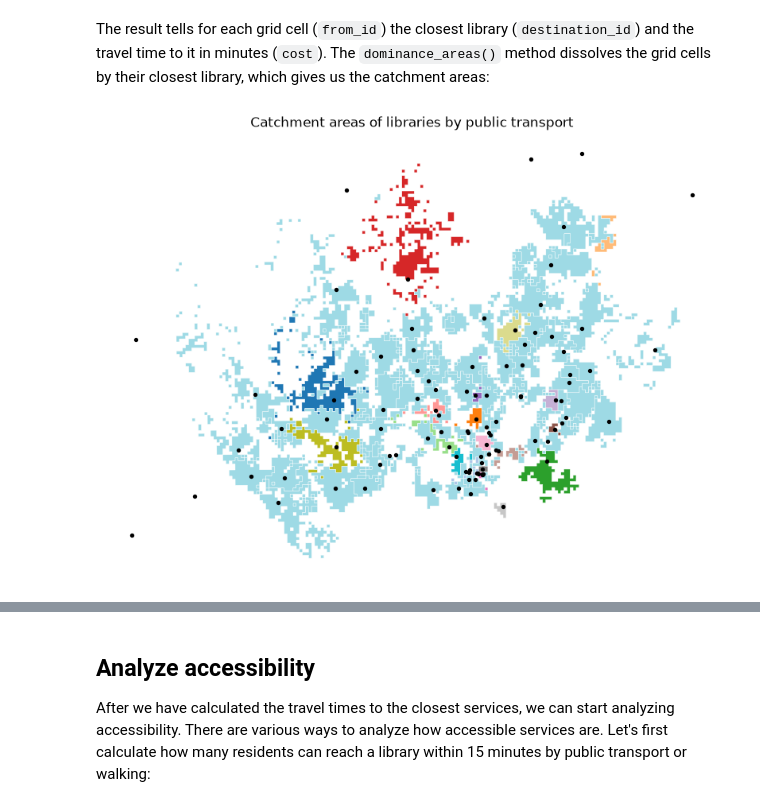
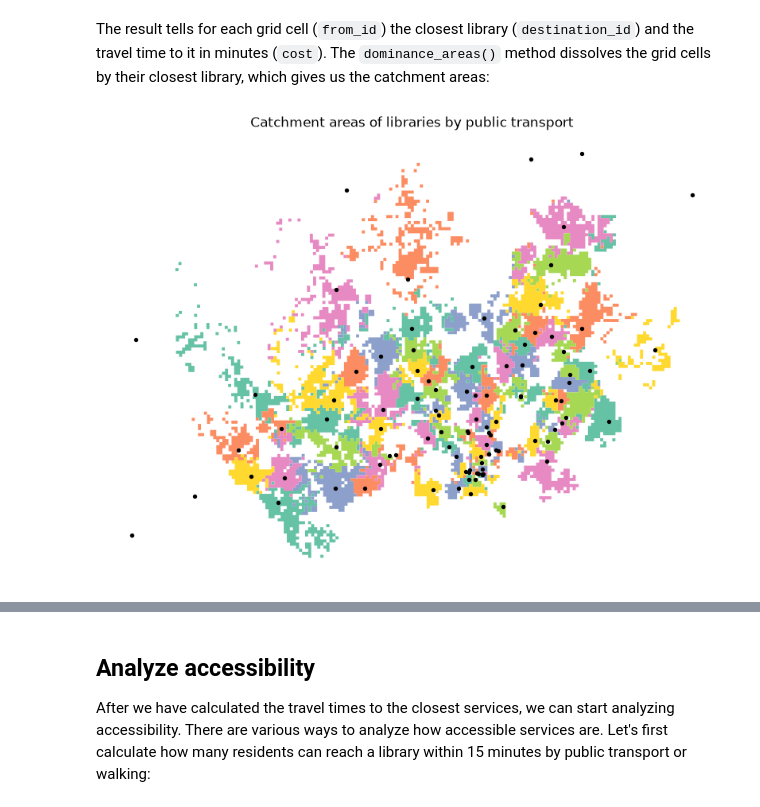
Before and after one commit to HTenkanen/mobility-course, a Jupyter notebook: source/lessons/L2/cafein_tutorial.ipynb, the cells around one changed output, grey strips where cells are left out. Saved outputs shown, nothing was run; the diff lists cells and outputs as text; code cells hidden in the pictures.

Commit message:
Colour the library catchment areas with mapclassify.greedy

```diff
--- a/source/lessons/L2/cafein_tutorial.ipynb
+++ b/source/lessons/L2/cafein_tutorial.ipynb
@@ -564,15 +573,19 @@ Wall time: 28.9 s
 # %% [markdown]
 The result tells for each grid cell (`from_id`) the closest library (`destination_id`) and the travel time to it in minutes (`cost`). The `dominance_areas()` method dissolves the grid cells by their closest library, which gives us the catchment areas:
 # %%
+from mapclassify import greedy
+
 # Dissolve the grid cells by their closest library
 catchments = nearest.dominance_areas(grid_wgs84)
 
-# Plot the catchment areas and the libraries
-ax = catchments.plot(column="destination_id", cmap="tab20", edgecolor="white", linewidth=0.3, figsize=(10, 8))
+# One polygon per library, coloured so that neighbours differ
+catchments["colour"] = greedy(catchments)
+
+# Plot
+ax = catchments.plot(column="colour", categorical=True, cmap="Set2", figsize=(10, 8))
 libraries.plot(ax=ax, color="black", markersize=8)
 
-# Add title and remove axis
 ax.set_title("Catchment areas of libraries by public transport")
 ax.set_axis_off();
 # %% [output]
-[figure, old version]
+[figure, new version]
```
Also changed, not shown: parts of 10 cells of this notebook.
